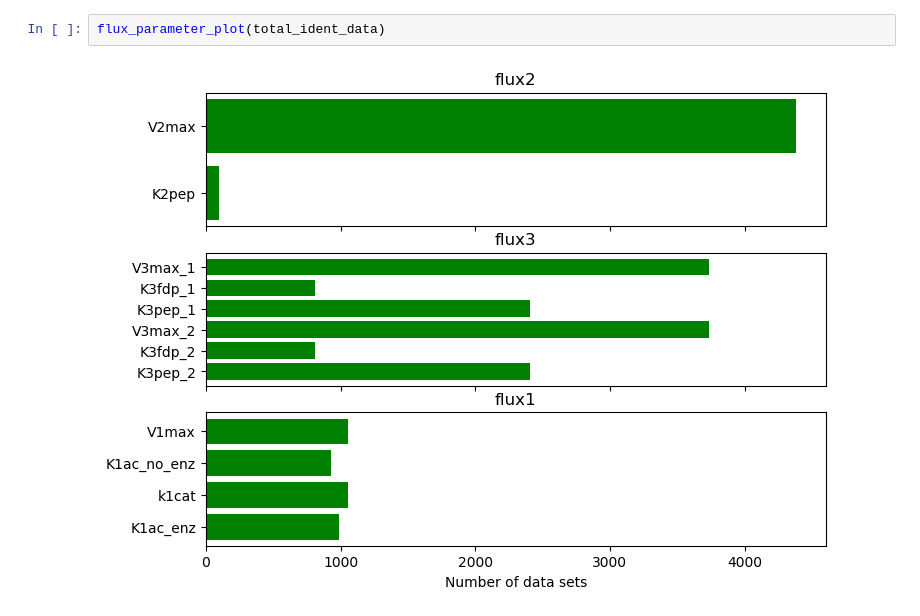
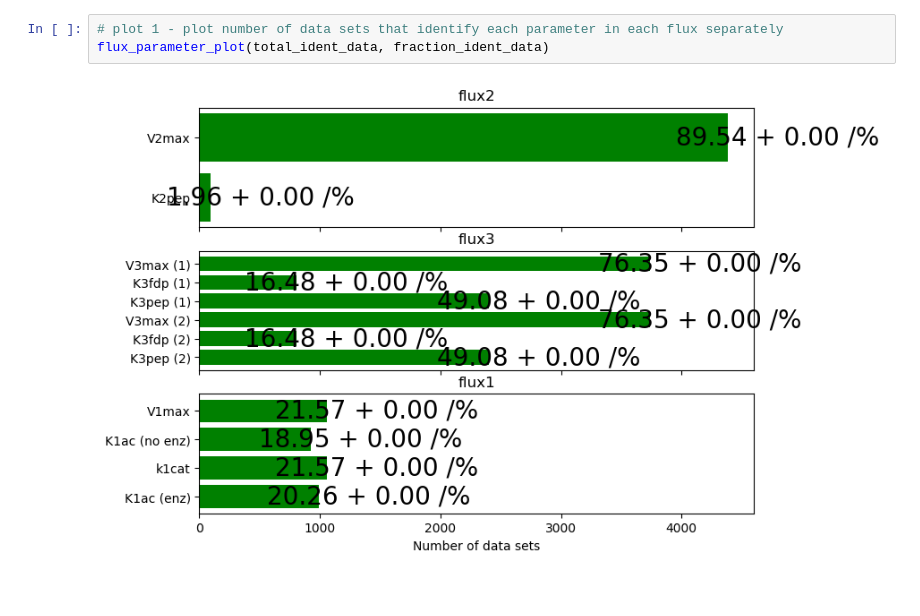
Before and after one commit to shyamsrinivasan/ident, a Jupyter notebook: ident/python2/ss-ident/no_noise.ipynb, the cells around one changed output. Cells and saved outputs as stored; diff of their text form; blank space fills up the shorter version.

Commit message:
new results with both plots

```diff
--- a/ident/python2/ss-ident/no_noise.ipynb
+++ b/ident/python2/ss-ident/no_noise.ipynb
@@ -96,4 +106,5 @@ flux_parameter_plot(fraction_ident_data)
-# %%
-flux_parameter_plot(total_ident_data)
-# %% [output]
-[figure, removed]
+# %%
+# plot 1 - plot number of data sets that identify each parameter in each flux separately
+flux_parameter_plot(total_ident_data, fraction_ident_data)
+# %% [output]
+[figure, added]
```
Also changed, not shown: parts of 3 cells of this notebook.
